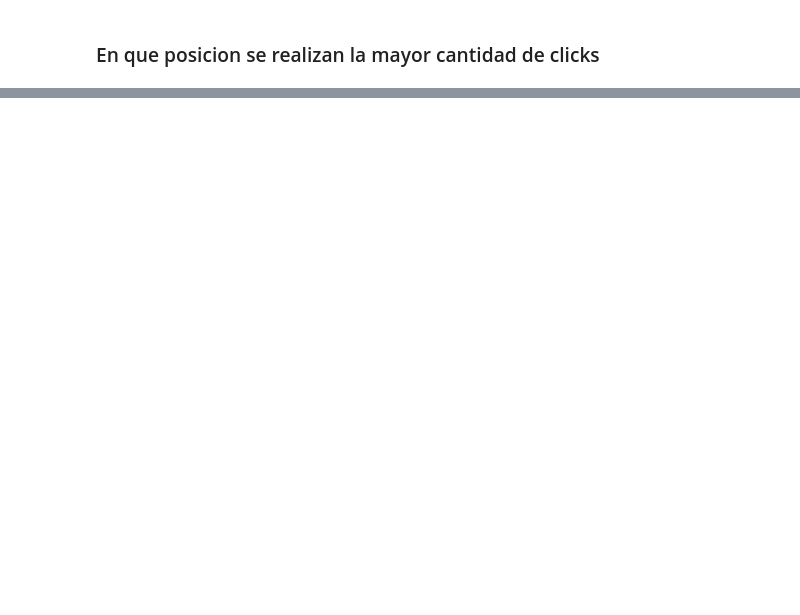
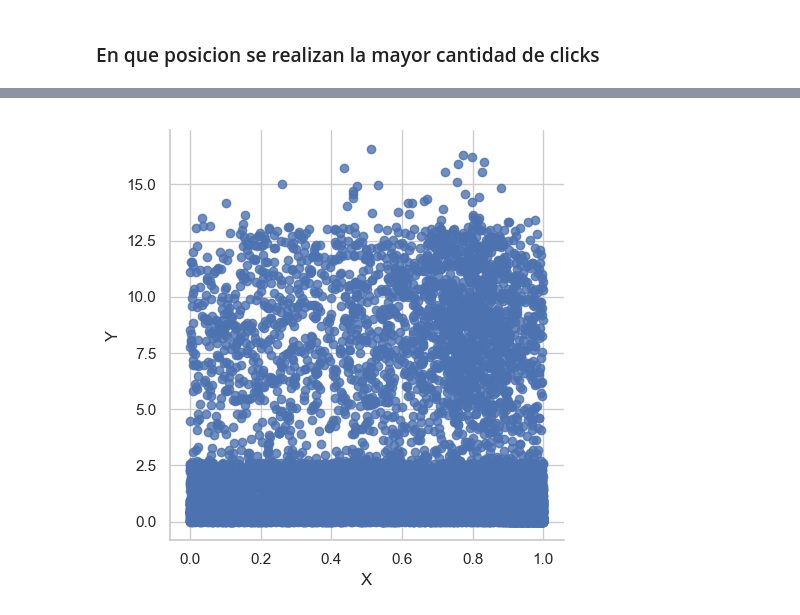
Before and after one commit to alepenaa94/Datos_2019, a Jupyter notebook: Notebook/TP1_Análisis Exploratorio.ipynb, the cells around one changed output, grey strips where cells are left out. Saved outputs shown, nothing was run; the diff lists cells and outputs as text; code cells hidden in the pictures; blank space fills up the shorter version.

Commit message:
Agrego visualizacion clicks

```diff
--- a/Notebook/TP1_Análisis Exploratorio.ipynb
+++ b/Notebook/TP1_Análisis Exploratorio.ipynb
@@ -86,0 +87,5 @@ clicks.plot.hexbin('touchX','touchY', gridsize=30, figsize=(10,10),cmap="plasma"
+# %%
+g = sns.lmplot(x="touchX",y="touchY",data=clicks,fit_reg=False)
+g = g.set_axis_labels("X", "Y")
+# %% [output]
+[figure, added]
```
Also changed, not shown: parts of 3 cells of this notebook.
